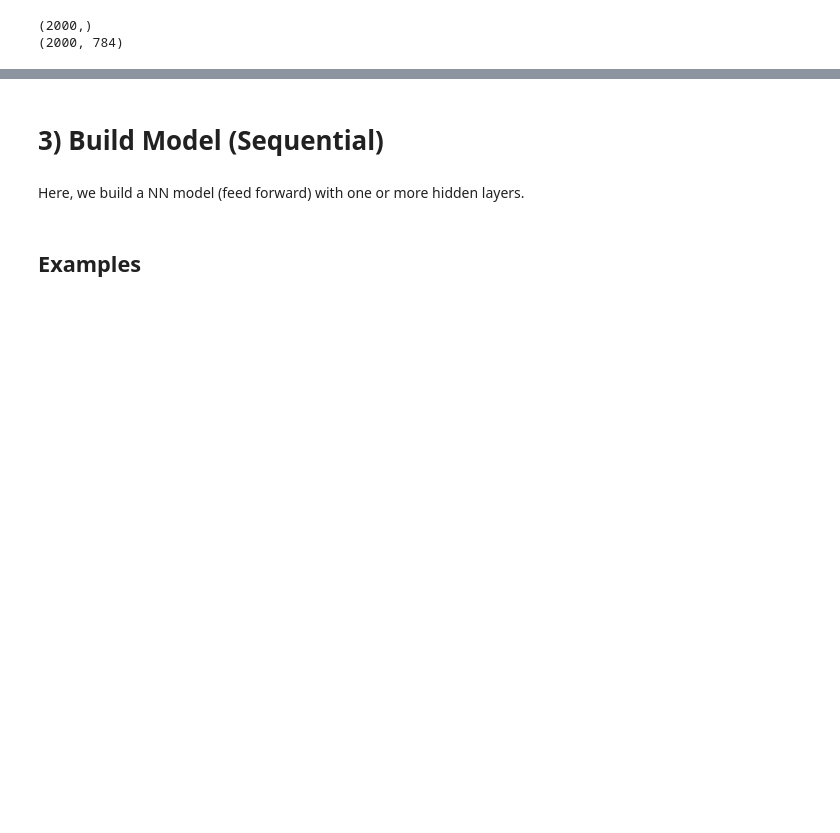
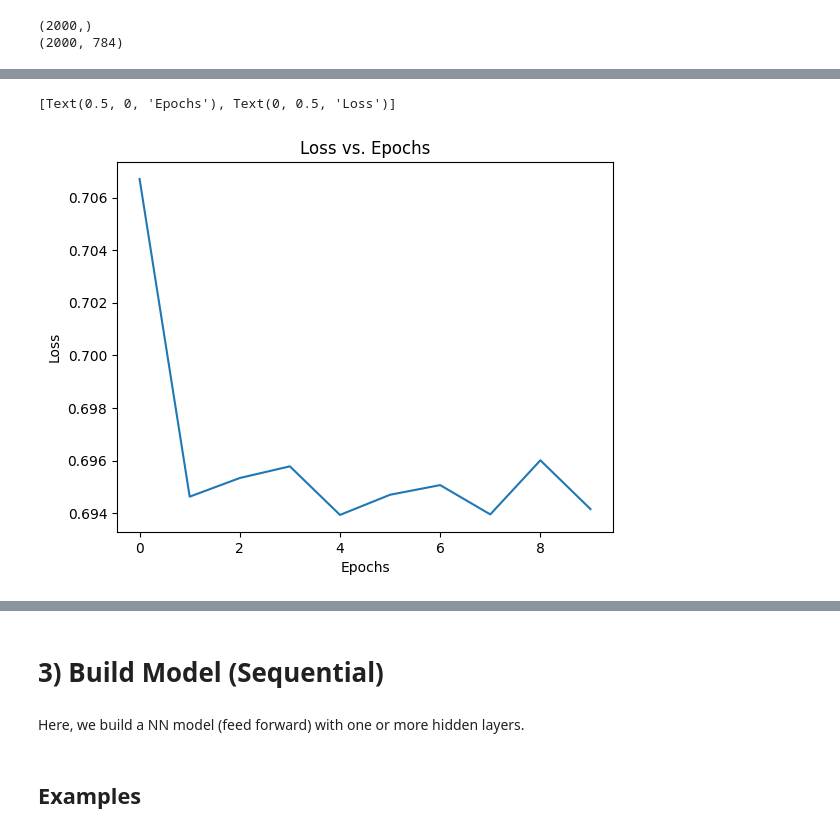
Before and after one commit to SamanZargarzadeh/Automatic-Image-Tagging-for-Fashion-E-commerce, a Jupyter notebook: MNIST_Tensorflow.ipynb, the cells around one changed output, grey strips where cells are left out. Saved outputs shown, nothing was run; the diff lists cells and outputs as text; code cells hidden in the pictures; blank space fills up the shorter version.

```diff
--- a/MNIST_Tensorflow.ipynb
+++ b/MNIST_Tensorflow.ipynb
@@ -122,10 +133,10 @@ Count of 8: 1000
 Count of 9: 1000
 # %%
 # Filter data for values Dress and Shirt
-filter_indices = np.logical_or(y_train == 3, y_train == 6)
+filter_indices = np.logical_or(y_train == 2, y_train == 4)
 filtered_X_train = X_train[filter_indices]
 filtered_y = y_train[filter_indices]
-filtered_y_train = np.where(filtered_y == 3, 1, np.where(filtered_y == 6, 0, filtered_y))
+filtered_y_train = np.where(filtered_y == 2, 1, np.where(filtered_y == 4, 0, filtered_y))
 
 print(filtered_y_train.shape)
 print(filtered_X_train.shape)
@@ -156,0 +168,26 @@ print(filtered_X_cv.shape)
+# %%
+# Best (0.0013, 31)
+n_1=13
+alpha= 0.0742
+learning_rate = alpha
+lambd=0
+epochs=10
+# %%
+train_set_x = filtered_X_train
+test_set_x = filtered_X_test
+cv_set_x = filtered_X_cv
+
+train_set_y = filtered_y_train
+test_set_y = filtered_y_test
+cv_set_y = filtered_y_cv
+# %%
+modelD = Sequential()
+modelD.add(Dense(n_1, activation='relu', input_shape=(784,), kernel_regularizer=l2(lambd)))
+modelD.add(Dense(4, activation='relu', kernel_regularizer=l2(lambd)))
+modelD.add(Dense(1, activation='sigmoid', kernel_regularizer=l2(lambd)))
+
+optimizer = Adam(learning_rate=learning_rate)
+
+modelD.compile(loss='binary_crossentropy', optimizer=optimizer, metrics=['accuracy'])
+historyD = modelD.fit(train_set_x, train_set_y , epochs=epochs)
+pd.DataFrame(historyD.history).head()
@@ -156,0 +221,6 @@ print(filtered_X_cv.shape)
+# %%
+loss_plot = pd.DataFrame(historyD.history).plot(y="loss", title = "Loss vs. Epochs", legend=False)
+loss_plot.set(xlabel="Epochs", ylabel="Loss")
+# %% [output]
+[Text(0.5, 0, 'Epochs'), Text(0, 0.5, 'Loss')]
+[figure, added]
```
Also changed, not shown: parts of 10 cells of this notebook.
